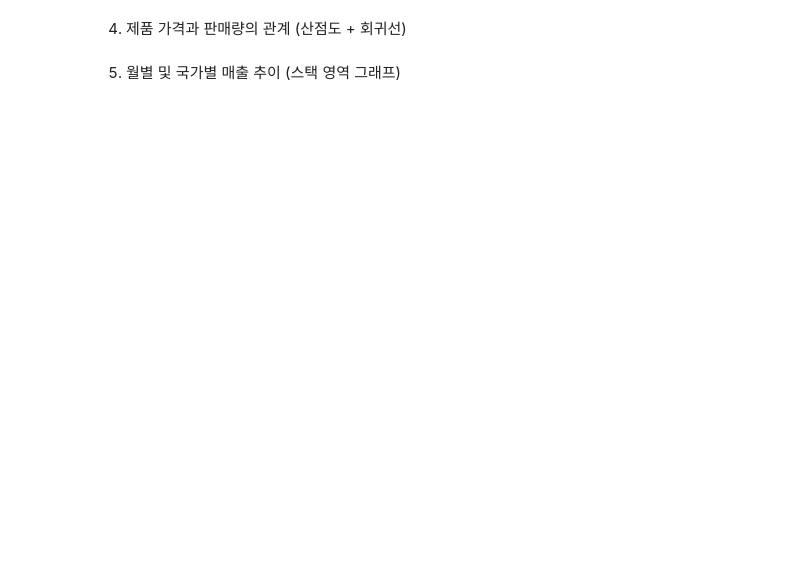
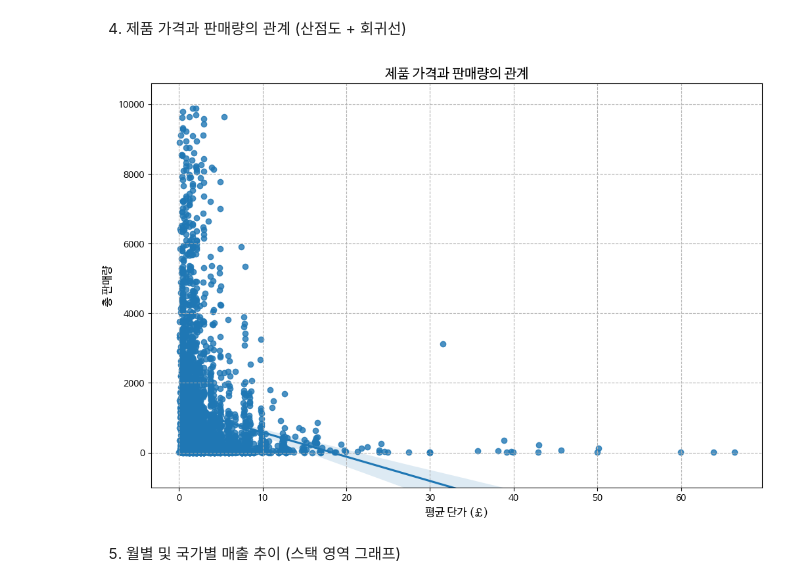
Before and after one commit to hr7git/Data-Analysis-with-Open-Source, a Jupyter notebook: 오픈소스_데이터_분석_11강.ipynb, the cells around one changed output. Drawn from its saved outputs; the diff is of its cells as text; code cells hidden in the pictures; blank space fills up the shorter version.

```diff
--- a/오픈소스_데이터_분석_11강.ipynb
+++ b/오픈소스_데이터_분석_11강.ipynb
@@ -473,28 +528,30 @@ plt.show()
 # %%
 ## 제품별 평균 단가 및 총 판매량 계산
 product_price_quantity = retail_data_clean.groupby('StockCode').agg({
     'UnitPrice': 'mean',
     'Quantity': 'sum'
 }).reset_index()
 
 ## 이상치 제거 (가격 100 미만, 판매량 10000 미만)
 filtered_products = product_price_quantity[
   (product_price_quantity['UnitPrice'] < 100) &
   (product_price_quantity['Quantity'] < 10000)
 ]
 
 ## 가격과 판매량의 관계 시각화 (회귀선 포함 산점도)
 plt.figure(figsize=(12, 8))
 # seaborn의 regplot을 이용하여 회귀선 포함 산점도를 출력
-
+sns.regplot(x = 'UnitPrice', y = 'Quantity', data = filtered_products)
 
 ## 그래프 제목 및 축 레이블 설정
 plt.title('제품 가격과 판매량의 관계', fontsize=15)
 plt.xlabel('평균 단가 (£)', fontsize=12)
 plt.ylabel('총 판매량', fontsize=12)
 plt.ylim(-1000, None) ## y축 시작점 설정
 plt.grid(linestyle='--') ## 그리드 추가
 plt.show()
+# %% [output]
+[figure, added]
 # %% [markdown]
 5. 월별 및 국가별 매출 추이 (스택 영역 그래프)
 # %%
```
Also changed, not shown: parts of 8 cells of this notebook.
